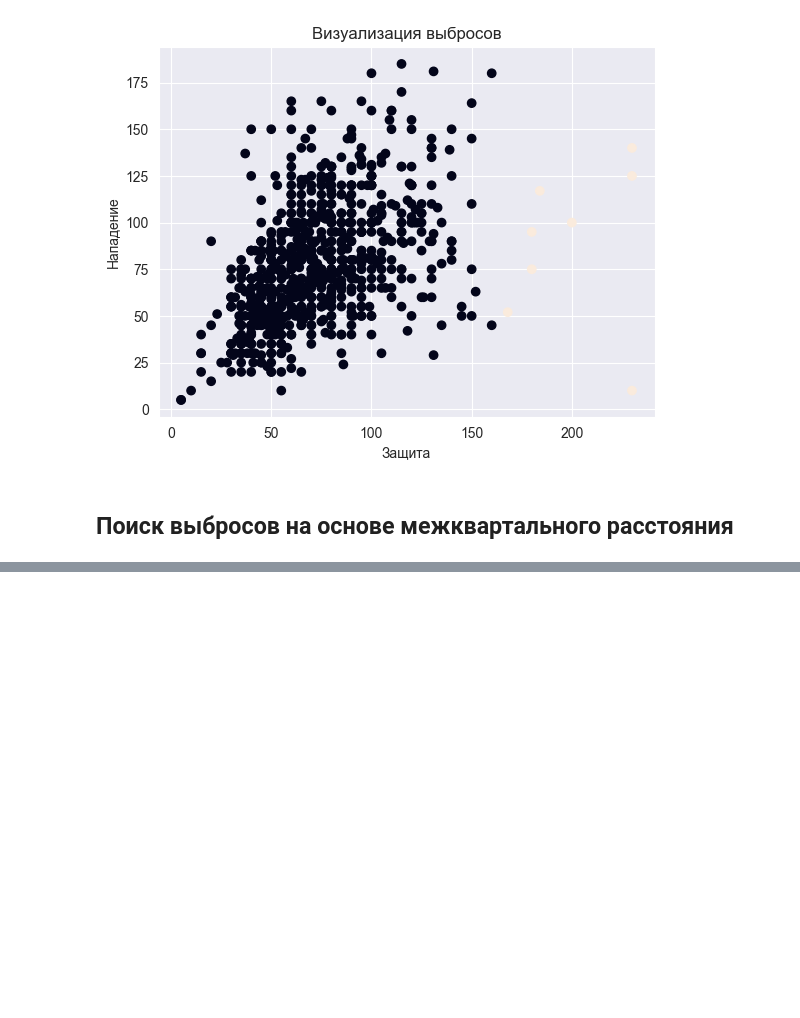
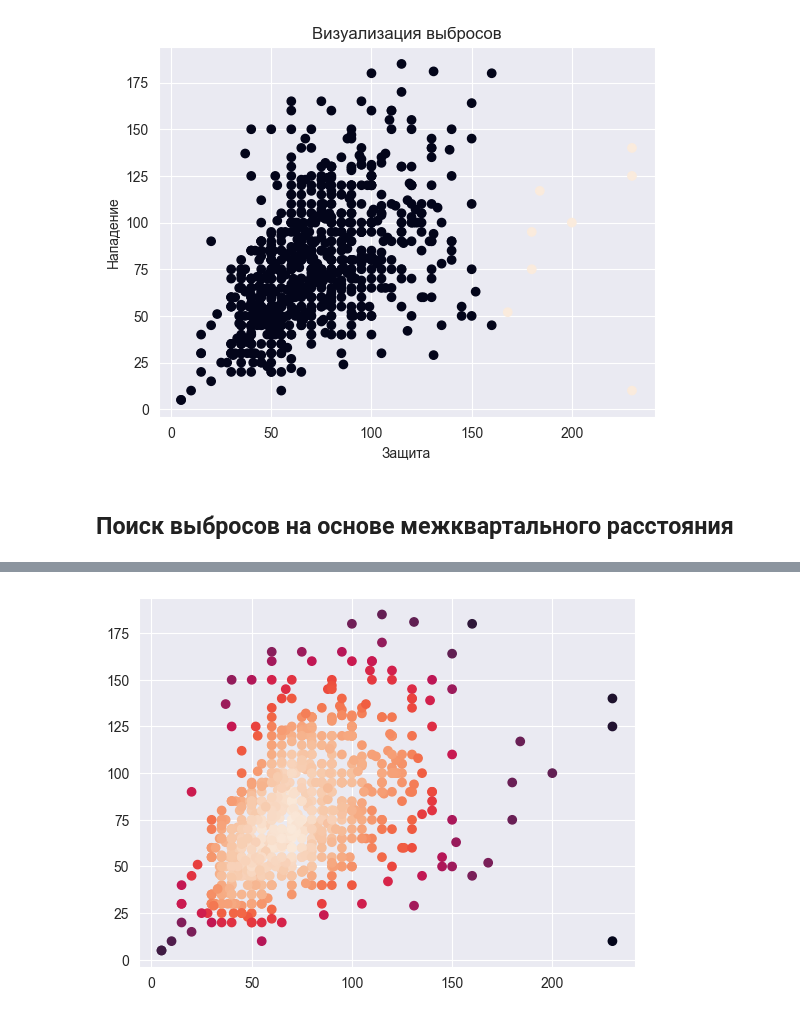
Before and after one commit to ArmanVasilovich/python_spbu, a Jupyter notebook: November/December-2/November_25_data_processing.ipynb, the cells around one changed output, grey strips where cells are left out. Saved outputs shown, nothing was run; the diff lists cells and outputs as text; code cells hidden in the pictures; blank space fills up the shorter version.

```diff
--- a/November/December-2/November_25_data_processing.ipynb
+++ b/November/December-2/November_25_data_processing.ipynb
@@ -101,0 +260,4 @@ plt.scatter(df.defense, df.attack, c = df.defense_z > 3);
+# %%
+plt.scatter(df.defense, df.attack, c = df.scores);
+# %% [output]
+[figure, added]
```
Also changed, not shown: parts of 25 cells of this notebook, 1 other file.
